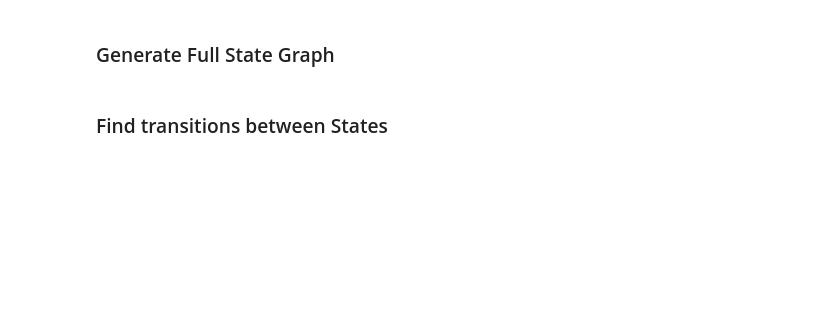
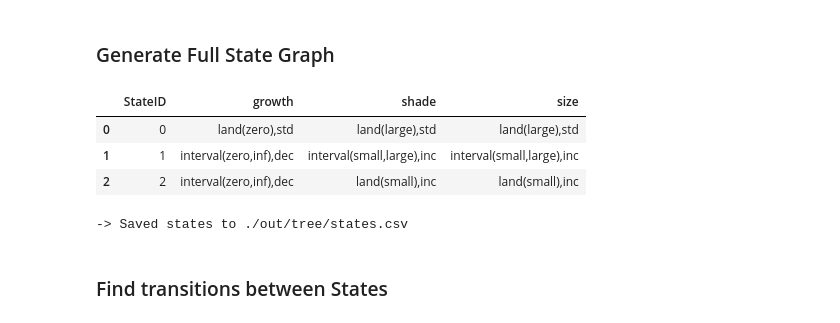
Before and after one commit to mob00/aspgarp, a Jupyter notebook: demo.ipynb, the cells around one changed output. Cells and saved outputs as stored; diff of their text form; code cells hidden in the pictures; blank space fills up the shorter version.

```diff
--- a/demo.ipynb
+++ b/demo.ipynb
@@ -187,6 +194,13 @@ ASPGARP_FILES = [
     f"{project_root}/prototype/single/qcn_dynamics.lp",
 ]
 
+MULTI = [
+    f"{project_root}/prototype/single/multi.lp",
+]
+
+SINGLE = [
+    f"{project_root}/prototype/single/single.lp",
+]
 REFERENCE_MODEL = [
     f"{project_root}/models/{INSTANCE}/db.lp",
     f"{project_root}/models/{INSTANCE}/ref.lp"
@@ -218,18 +235,24 @@ SVG(filename=f"{OUTPUT}/visuals/0/causal.svg")
 ### Generate Full State Graph
 # %%
 
-states = states_from_reference_model(REFERENCE_MODEL, ASPGARP_FILES)
+states = states_from_reference_model(REFERENCE_MODEL, ASPGARP_FILES + SINGLE)
 
 df = states_to_dataframe(states)
 df.to_csv(f"{OUTPUT}/states.csv", index=False)
 display(df)
 
 state_descriptions = states_to_description(states)
 state_labels = states_to_labels(states)
 with open(f"{OUTPUT}/states.lp", "w") as f:
     f.write("\n".join(state_descriptions))
 
 print(f"-> Saved states to {OUTPUT}/states.csv")
+# %% [output]
+|  | StateID | growth | shade | size |
+| 0 | 0 | land(zero),std | land(large),std | land(large),std |
+| 1 | 1 | interval(zero,inf),dec | interval(small,large),inc | interval(small,large),inc |
+| 2 | 2 | interval(zero,inf),dec | land(small),inc | land(small),inc |
+-> Saved states to ./out/tree/states.csv
 # %% [markdown]
 ### Find transitions between States
 # %%
```
Also changed, not shown: parts of 6 cells of this notebook, 7 other files.
